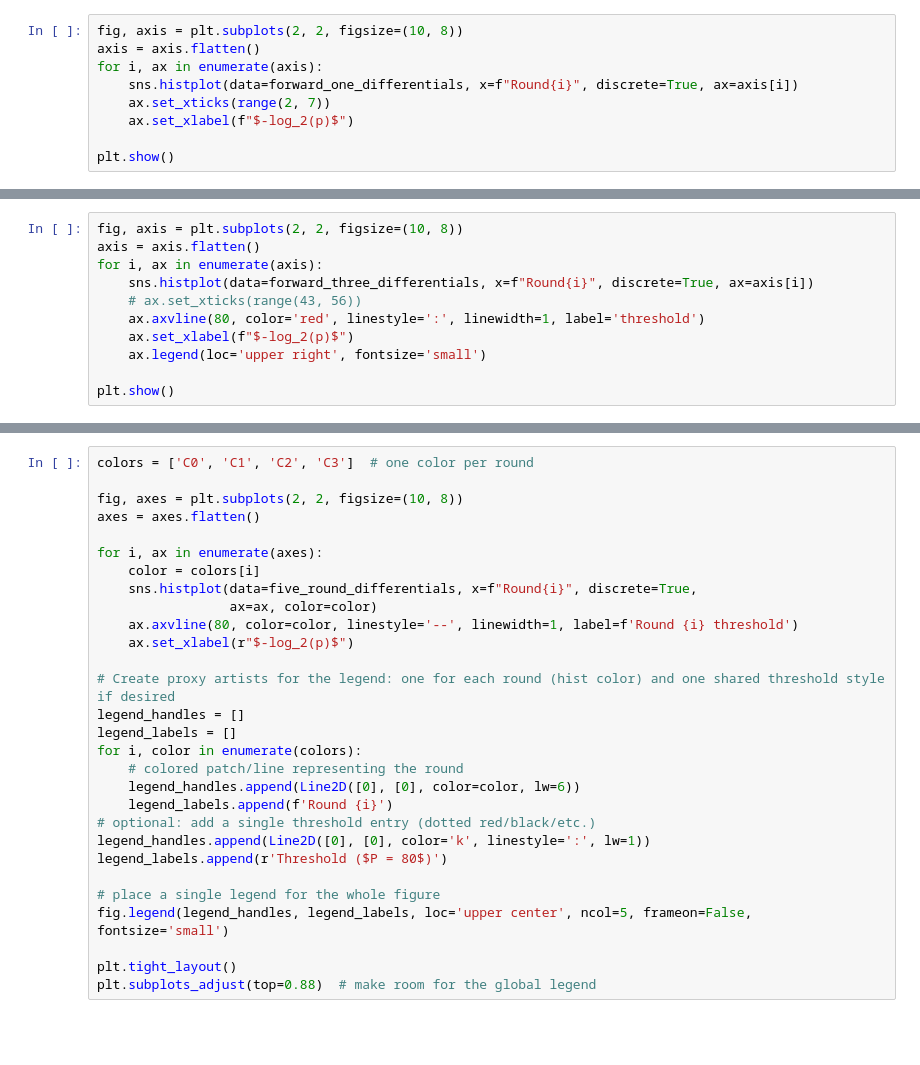
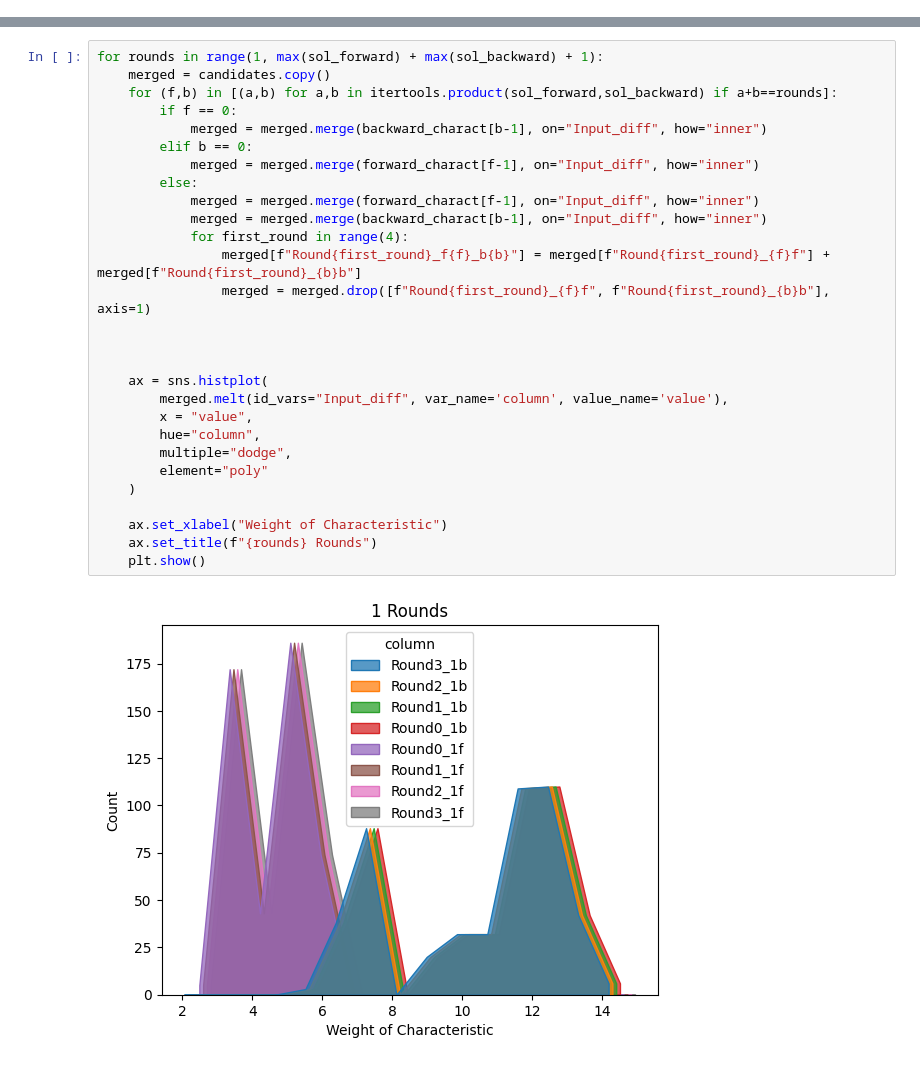
Before and after one commit to t-ESC/Dialga-Cryptanalysis, a Jupyter notebook: analysis.ipynb, the cells around one changed output, grey strips where cells are left out. Saved outputs shown, nothing was run; the diff lists cells and outputs as text; blank space fills up the shorter version.

Commit message:
improved analysis for number of rounds

```diff
--- a/analysis.ipynb
+++ b/analysis.ipynb
@@ -25,9 +27,0 @@ forward_one_differentials.min()
-# %%
-fig, axis = plt.subplots(2, 2, figsize=(10, 8))
-axis = axis.flatten()
-for i, ax in enumerate(axis):
-    sns.histplot(data=forward_one_differentials, x=f"Round{i}", discrete=True, ax=axis[i])
-    ax.set_xticks(range(2, 7))
-    ax.set_xlabel(f"$-log_2(p)$")
-
-plt.show()
@@ -54,11 +27,0 @@ plt.show()
-# %%
-fig, axis = plt.subplots(2, 2, figsize=(10, 8))
-axis = axis.flatten()
-for i, ax in enumerate(axis):
-    sns.histplot(data=forward_three_differentials, x=f"Round{i}", discrete=True, ax=axis[i])
-    # ax.set_xticks(range(43, 56))
-    ax.axvline(80, color='red', linestyle=':', linewidth=1, label='threshold')
-    ax.set_xlabel(f"$-log_2(p)$")
-    ax.legend(loc='upper right', fontsize='small')
-
-plt.show()
@@ -101,29 +28,30 @@ five_round_differentials["Round3"] = backward_two_differential["Round1"] + forwa
-# %%
-colors = ['C0', 'C1', 'C2', 'C3']  # one color per round
-
-fig, axes = plt.subplots(2, 2, figsize=(10, 8))
-axes = axes.flatten()
-
-for i, ax in enumerate(axes):
-    color = colors[i]
-    sns.histplot(data=five_round_differentials, x=f"Round{i}", discrete=True,
-                 ax=ax, color=color)
-    ax.axvline(80, color=color, linestyle='--', linewidth=1, label=f'Round {i} threshold')
-    ax.set_xlabel(r"$-log_2(p)$")
-
-# Create proxy artists for the legend: one for each round (hist color) and one shared threshold style if desired
-legend_handles = []
-legend_labels = []
-for i, color in enumerate(colors):
-    # colored patch/line representing the round
-    legend_handles.append(Line2D([0], [0], color=color, lw=6))
-    legend_labels.append(f'Round {i}')
-# optional: add a single threshold entry (dotted red/black/etc.)
-legend_handles.append(Line2D([0], [0], color='k', linestyle=':', lw=1))
-legend_labels.append(r'Threshold ($P = 80$)')
-
-# place a single legend for the whole figure
-fig.legend(legend_handles, legend_labels, loc='upper center', ncol=5, frameon=False, fontsize='small')
-
-plt.tight_layout()
-plt.subplots_adjust(top=0.88)  # make room for the global legend
+# %%
+for rounds in range(1, max(sol_forward) + max(sol_backward) + 1):
+    merged = candidates.copy()
+    for (f,b) in [(a,b) for a,b in itertools.product(sol_forward,sol_backward) if a+b==rounds]:
+        if f == 0:
+            merged = merged.merge(backward_charact[b-1], on="Input_diff", how="inner")
+        elif b == 0:
+            merged = merged.merge(forward_charact[f-1], on="Input_diff", how="inner")
+        else:
+            merged = merged.merge(forward_charact[f-1], on="Input_diff", how="inner")
+            merged = merged.merge(backward_charact[b-1], on="Input_diff", how="inner")
+            for first_round in range(4):
+                merged[f"Round{first_round}_f{f}_b{b}"] = merged[f"Round{first_round}_{f}f"] + merged[f"Round{first_round}_{b}b"]
+                merged = merged.drop([f"Round{first_round}_{f}f", f"Round{first_round}_{b}b"], axis=1)
+
+
+
+    ax = sns.histplot(
+        merged.melt(id_vars="Input_diff", var_name='column', value_name='value'),
+        x = "value",
+        hue="column",
+        multiple="dodge",
+        element="poly"
+    )
+
+    ax.set_xlabel("Weight of Characteristic")
+    ax.set_title(f"{rounds} Rounds")
+    plt.show()
+# %% [output]
+[figure, added]
```
Also changed, not shown: parts of 13 cells of this notebook.
